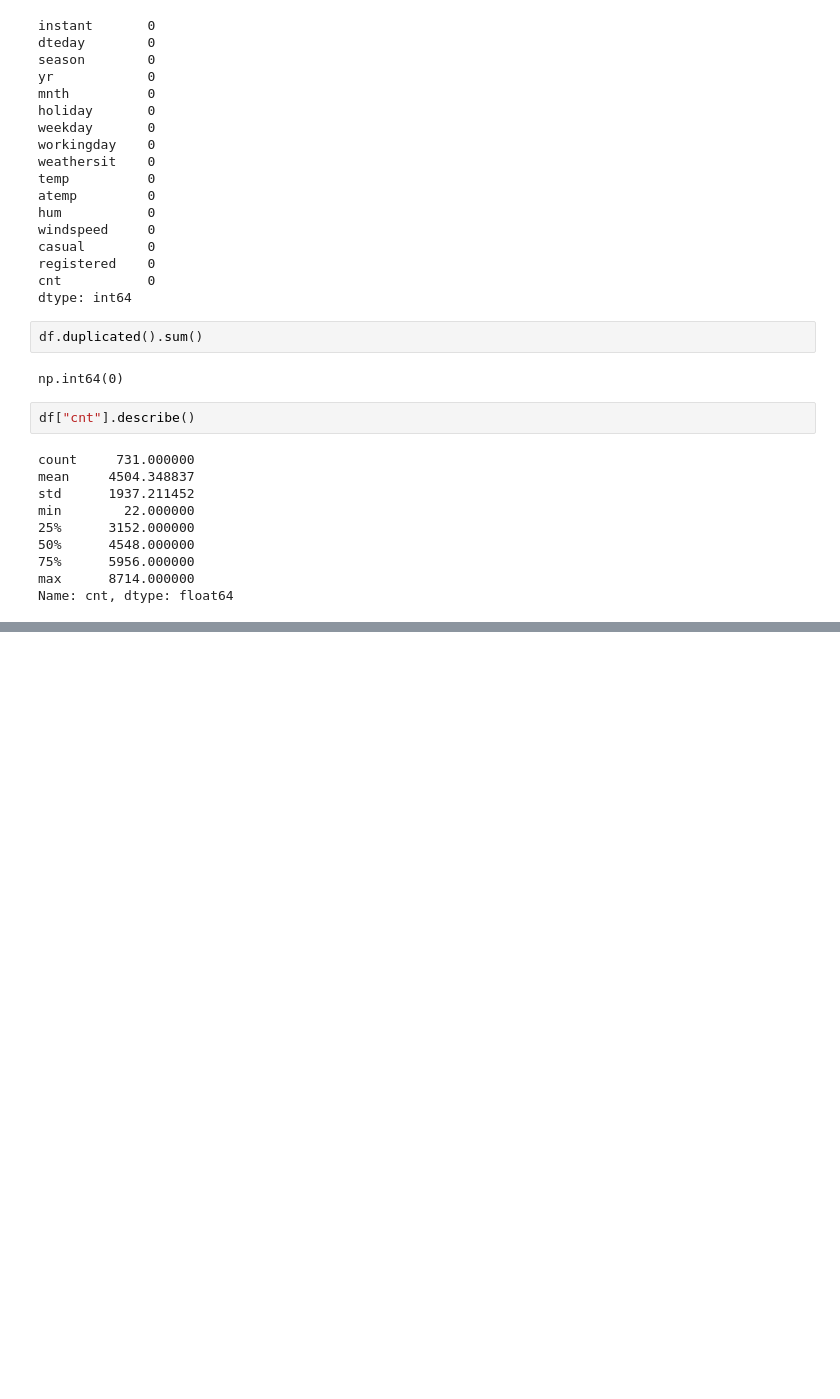
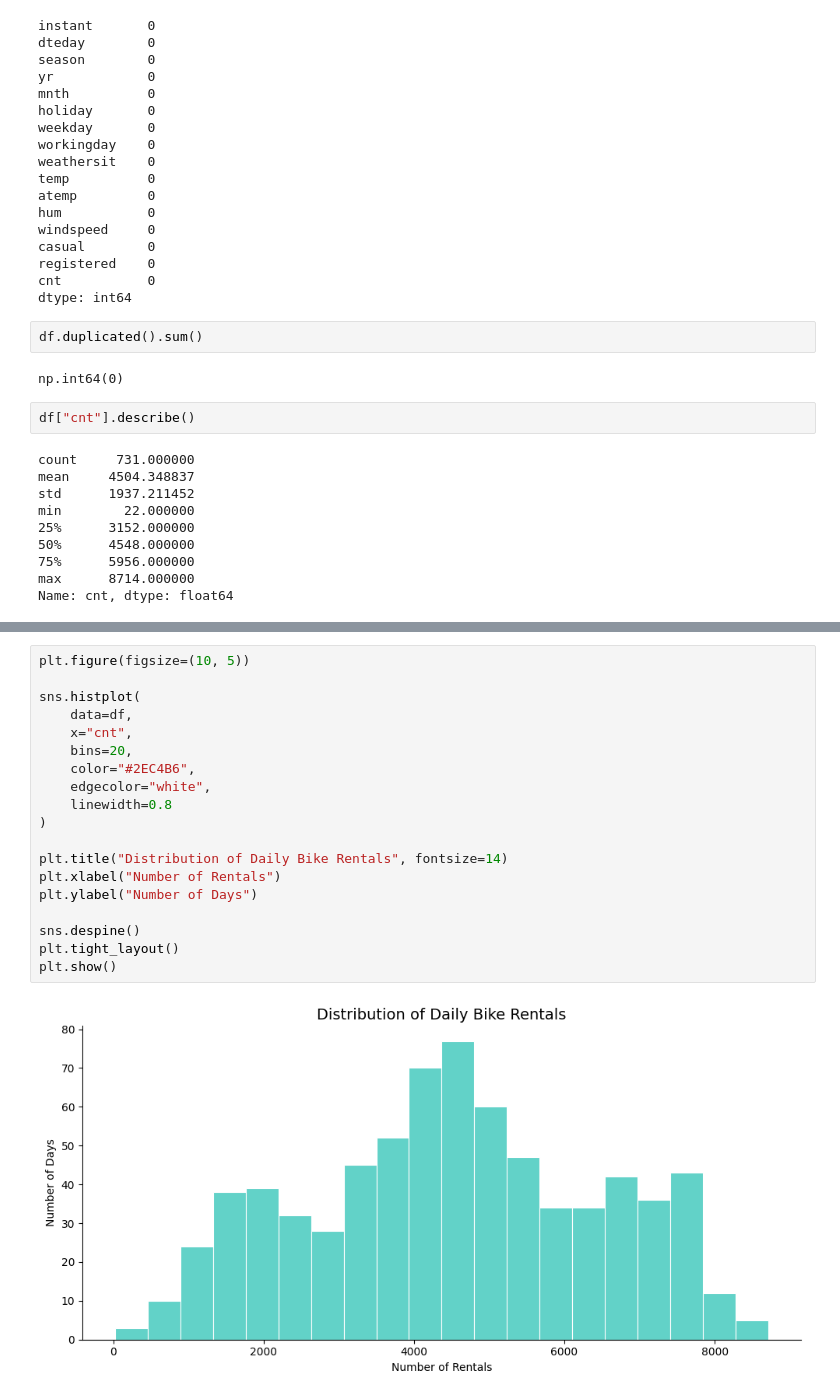
Before and after one commit to sahelsepehri/data-analysis-portfolio, a Jupyter notebook: descriptive-statistics-analyzer/notebooks/descriptive_analysis.ipynb, the cells around one changed output, grey strips where cells are left out. Cells and saved outputs as stored; diff of their text form; blank space fills up the shorter version.

```diff
--- a/descriptive-statistics-analyzer/notebooks/descriptive_analysis.ipynb
+++ b/descriptive-statistics-analyzer/notebooks/descriptive_analysis.ipynb
@@ -93,0 +101,21 @@ Name: cnt, dtype: float64
+# %%
+plt.figure(figsize=(10, 5))
+
+sns.histplot(
+    data=df,
+    x="cnt",
+    bins=20,
+    color="#2EC4B6",
+    edgecolor="white",
+    linewidth=0.8
+)
+
+plt.title("Distribution of Daily Bike Rentals", fontsize=14)
+plt.xlabel("Number of Rentals")
+plt.ylabel("Number of Days")
+
+sns.despine()
+plt.tight_layout()
+plt.show()
+# %% [output]
+[figure, added]
```
Also changed, not shown: parts of 11 cells of this notebook.
